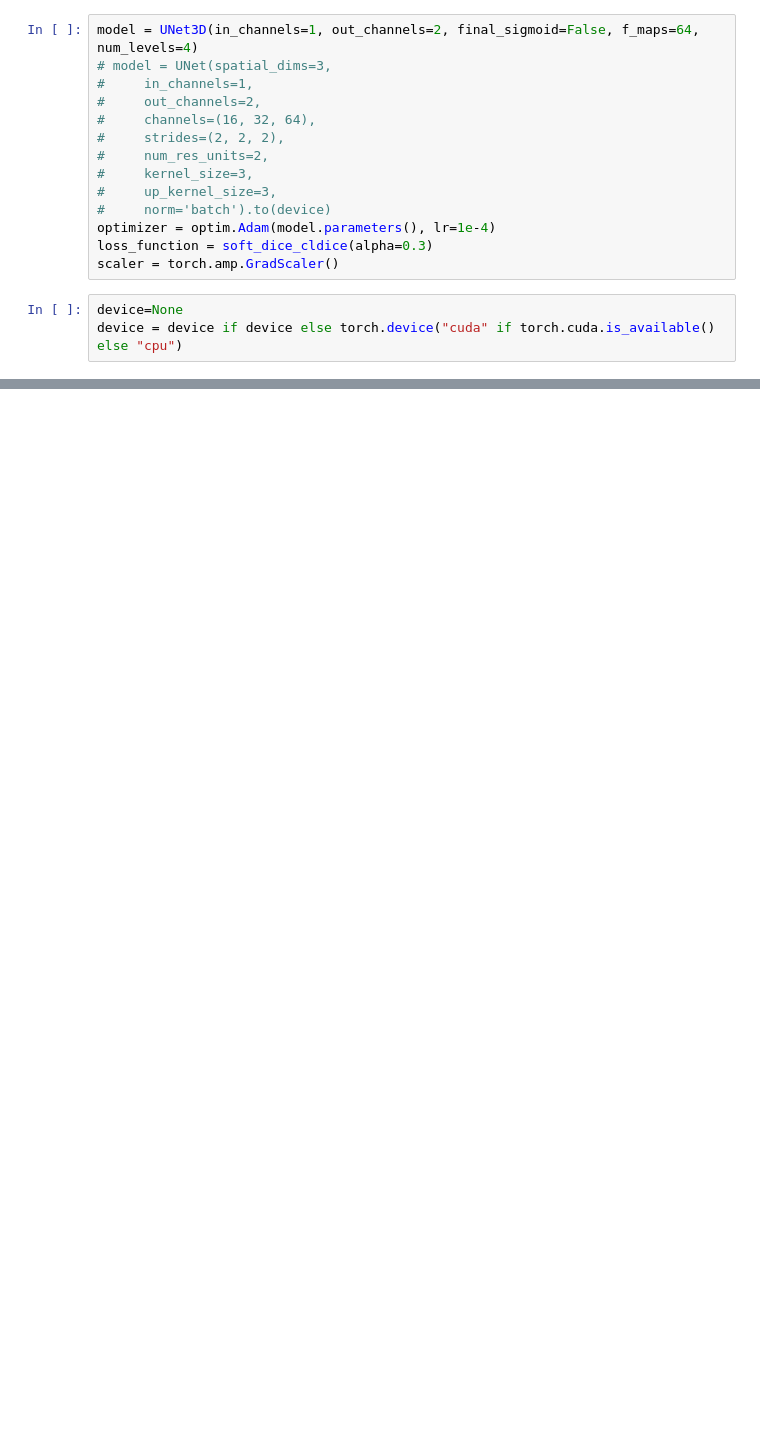
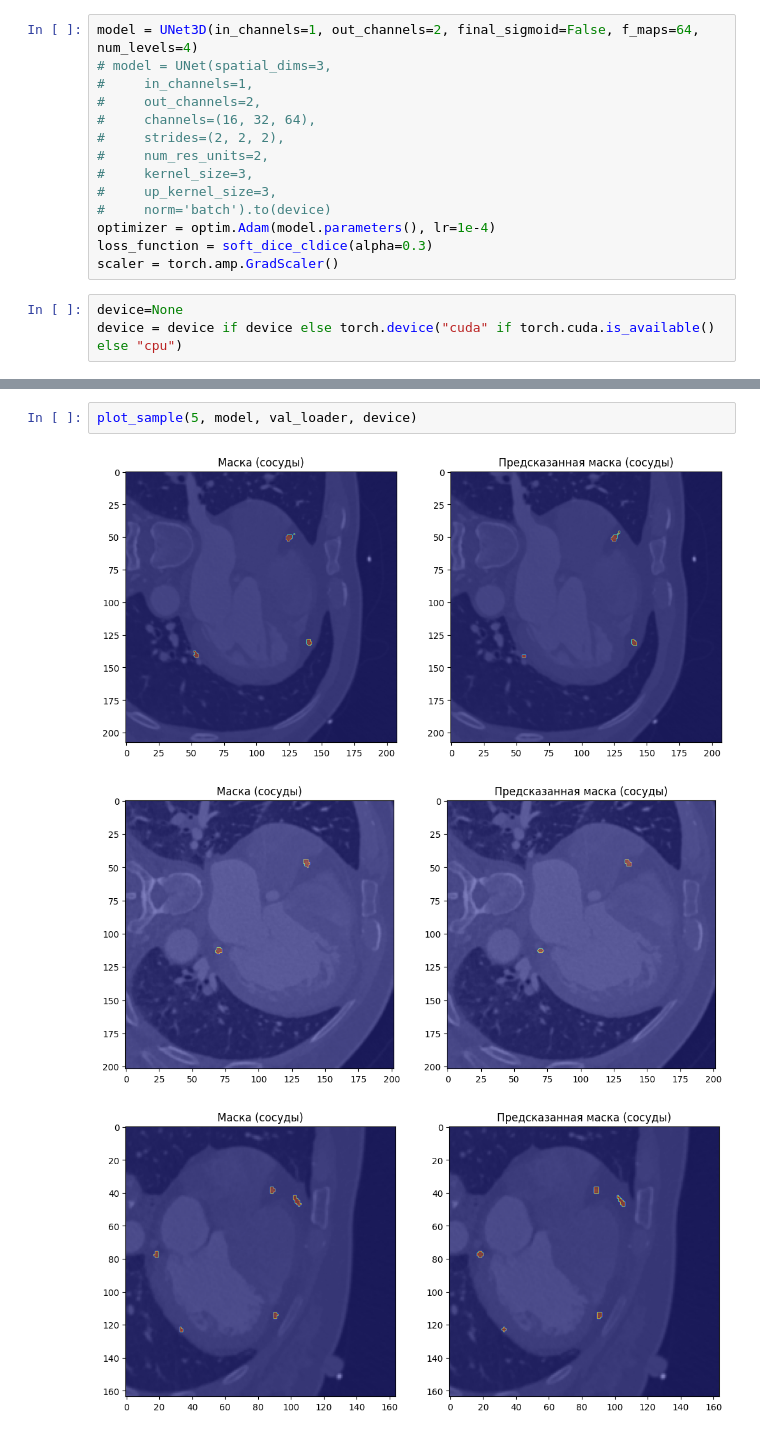
Before and after one commit to KRVP1/Coronary_Artery_Segmentation, a Jupyter notebook: base-line-with-monai.ipynb, the cells around one changed output, grey strips where cells are left out. Saved outputs shown, nothing was run; the diff lists cells and outputs as text; blank space fills up the shorter version.

```diff
--- a/base-line-with-monai.ipynb
+++ b/base-line-with-monai.ipynb
@@ -385,0 +280,6 @@ napari.run()
+# %%
+plot_sample(5, model, val_loader, device)
+# %% [output]
+[figure, added]
+[figure, added]
+[figure, added]
```
Also changed, not shown: parts of 30 cells of this notebook, 3 other files.
